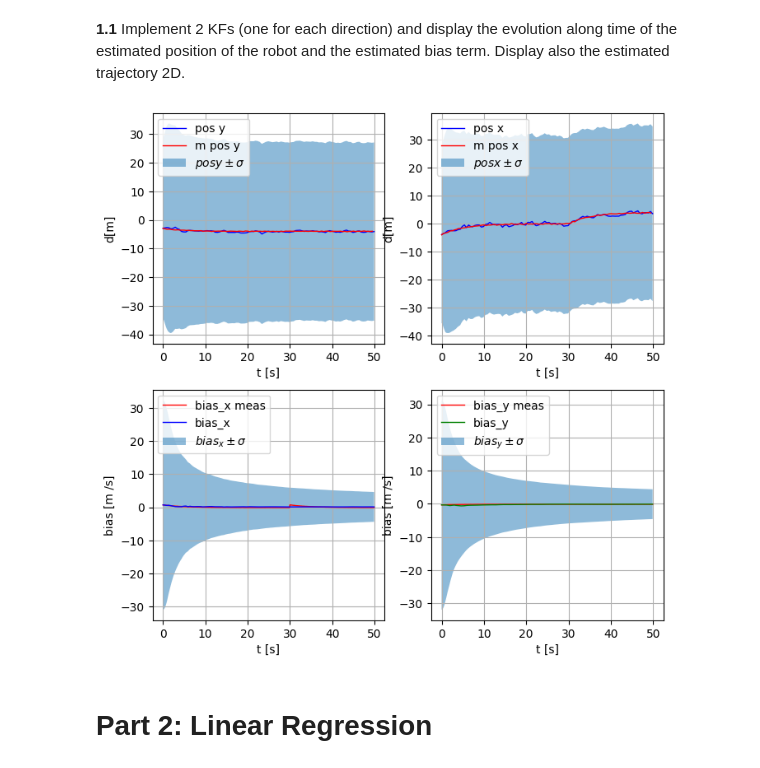
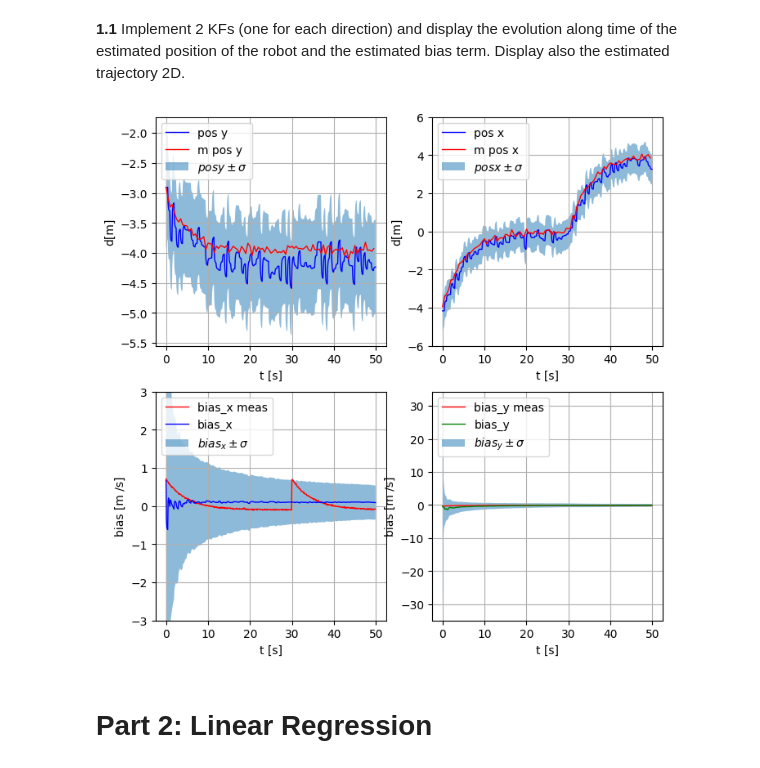
Before and after one commit to marianastvfs/ML2, a Jupyter notebook: ML_project1.ipynb, the cells around one changed output. Drawn from its saved outputs; the diff is of its cells as text; code cells hidden in the pictures.

```diff
--- a/ML_project1.ipynb
+++ b/ML_project1.ipynb
@@ -189,5 +173,20 @@ vy = df["vy"].values
 # %%
 # To complete
+
+import matplotlib.pyplot as plt
+import numpy as np
+from numpy import dot
+from numpy import *
+
+from numpy.linalg import inv
+from numpy.linalg import det
+import matplotlib.pyplot as plt
+
+time = df["time"].values
+x = df["x"].values
+y = df["y"].values
+vx = df["vx"].values
+vy = df["vy"].values
 
 def kf_predict(X, P, A, Q, B, U):
     """
@@ -248,10 +247,10 @@ B = np.array([[dtt], [0.0]])
 
 H = np.array([[1.0, 0.0]])
 
-Q = np.array([[100, 0.0],
-              [0.0, 0.0]]) #testar diferentes valores
+Q = np.array([[1.0, 0.0],
+              [0.0, 0.0]])
 
-R = np.array( [ [10000] ])
+R = np.array( [ [1.0] ])
 
 
 
@@ -261,8 +260,8 @@ R = np.array( [ [10000] ])
 
 N_iter = len(time)    # implies dt*N_iter seconds
 
-gnoise_x = np.random.normal(0.0, 1.0, N_iter)
-gnoise_y = np.random.normal(0.0, 0.5, N_iter)
+gnoise_x = np.random.normal(-0.20, 0.20, N_iter)
+gnoise_y = np.random.normal(-0.20, 0.20, N_iter)
 
 
 robot_x = list()
@@ -306,7 +305,6 @@ for t in arange(0, N_iter):
     Uy = np.array([ [vy[t]] ])
 
 
-
     robot_vx = vx[t]
     robot_vy = vy[t]
 
@@ -340,6 +338,7 @@ for t in arange(0, N_iter):
 
 
     robot_time.append(time)
+
     robot_x.append(Xx[0].item())
     robot_y.append(Xy[0].item())
 
@@ -381,36 +380,38 @@ plt.grid()
 chart3 = fig.add_subplot(2,2,2)
 chart3.plot(robot_time, robot_x, label='pos x', c="b", linewidth=1)
 chart3.plot(robot_mtime, robot_mx, label='m pos x', c="r", linewidth=1)
+plt.ylim(-6, 6)
 chart3.fill_between(robot_time, posx_down, posx_up, alpha=0.5, linewidth=1, label='$pos x\pm\sigma$')
 plt.legend(loc='upper left')
 chart3.set_ylabel('d[m]')
 chart3.set_xlabel('t [s]')
 plt.grid()
 
 chart4 = fig.add_subplot(2,2,3)
 chart4.plot(robot_time, robot_vx_meas, label='bias_x meas', c="r", linewidth=1)
 chart4.plot(robot_time, robot_vx_bias, label='bias_x', c="b", linewidth=1)
+plt.ylim(-3, 3)
 chart4.fill_between(robot_time, robot_vx_down_bias, robot_vx_up_bias, alpha=0.5, linewidth=1, label='$bias_x\pm\sigma$')
 plt.legend(loc='upper left')
 chart4.set_ylabel('bias [m /s]')
 chart4.set_xlabel('t [s]')
 plt.grid()
 
 chart5 = fig.add_subplot(2,2,4)
 chart5.plot(robot_time, robot_vy_meas, label='bias_y meas', c="r", linewidth=1)
 chart5.plot(robot_time, robot_vy_bias, label='bias_y', c="g", linewidth=1)
 chart5.fill_between(robot_time, robot_vy_down_bias, robot_vy_up_bias, alpha=0.5, linewidth=1, label='$bias_y\pm\sigma$')
 plt.legend(loc='upper left')
 chart5.set_ylabel('bias [m /s]')
 chart5.set_xlabel('t [s]')
 plt.grid()
 
 #plt.figure()
 #plt.plot(robot_time, Kx_list)
 #plt.grid()
 plt.show()
 # %% [output]
-[figure, old version]
+[figure, new version]
 # %% [markdown]
 # **Part 2: Linear Regression**
 # %% [markdown]
```
Also changed, not shown: parts of 5 cells of this notebook.
